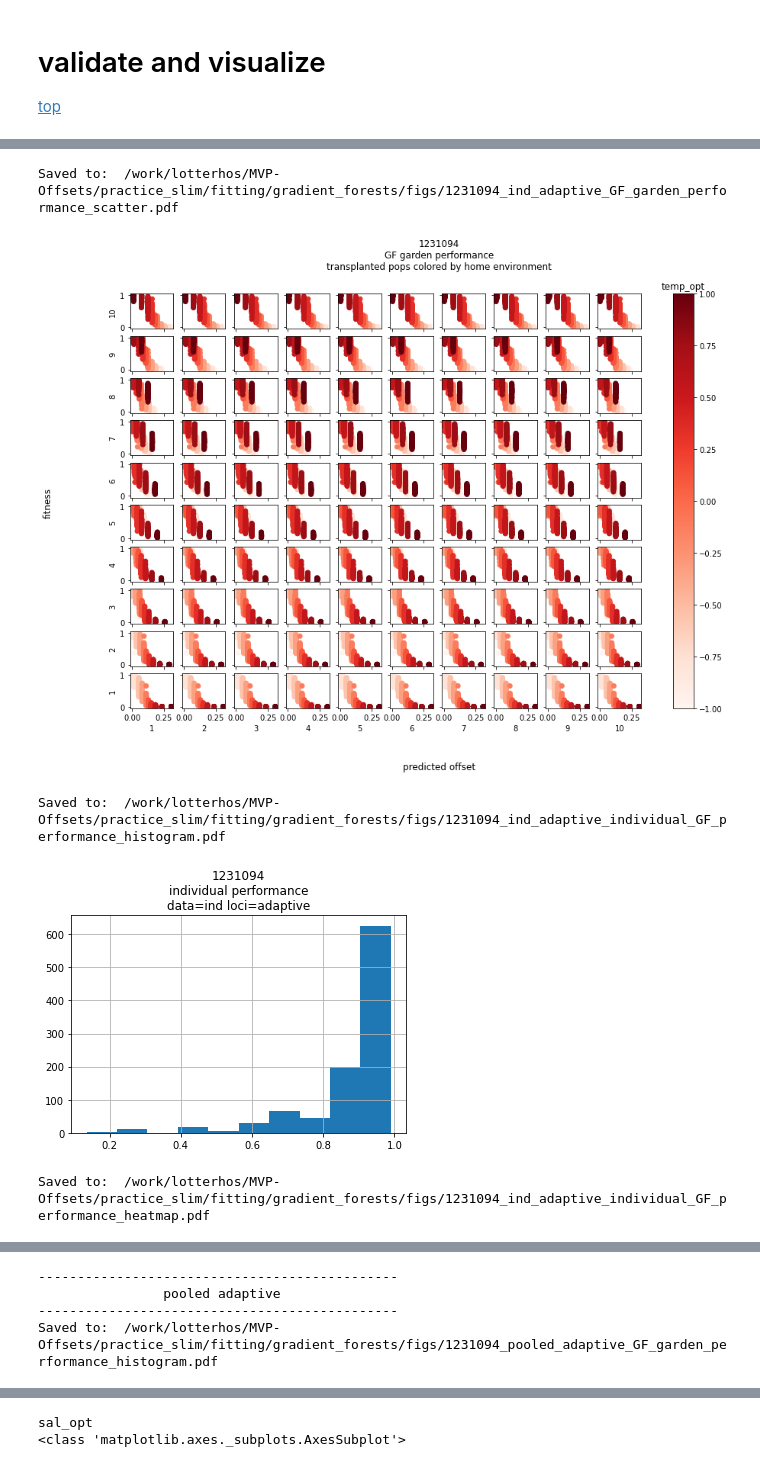
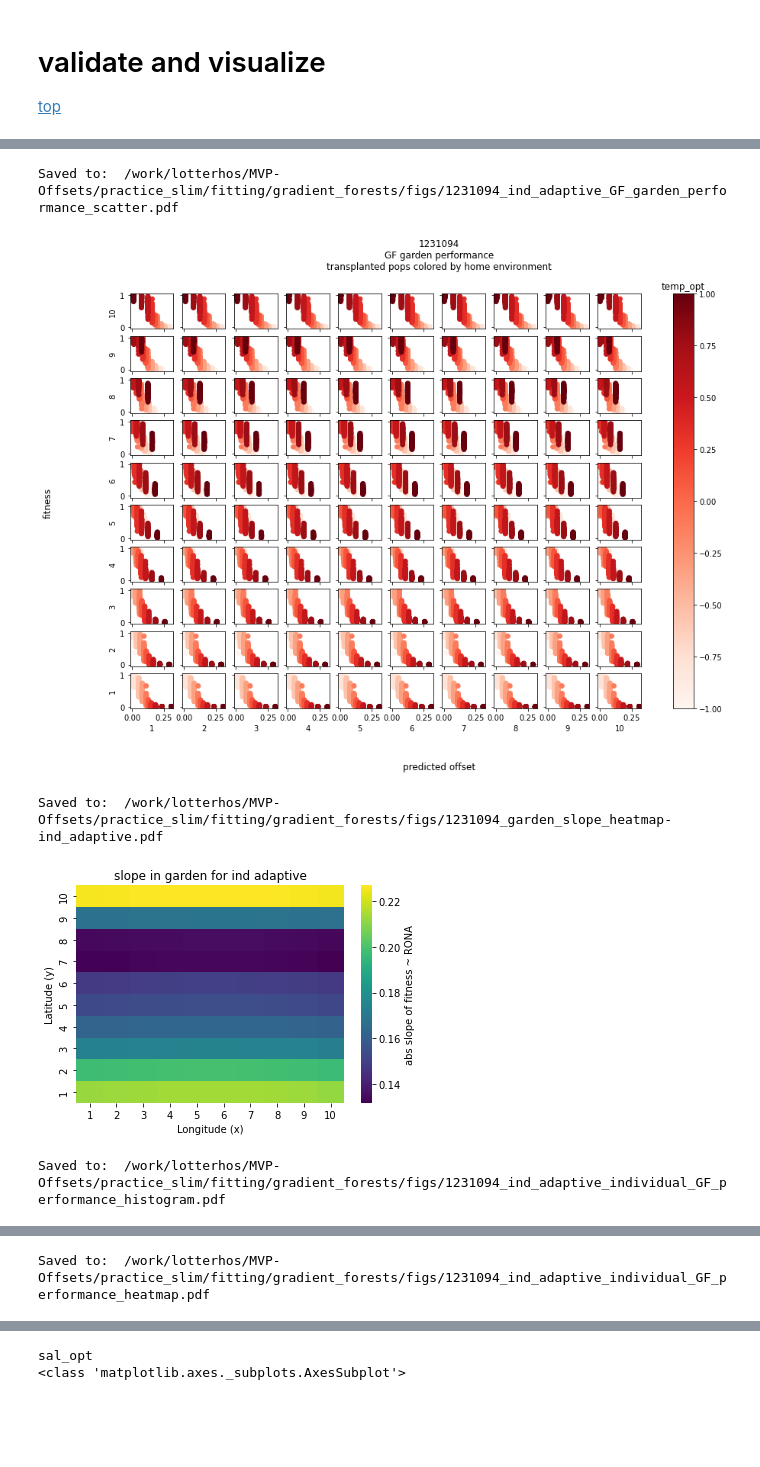
Before and after one commit to DrK-Lo/MVP-offsets, a Jupyter notebook: 00_explore_sims_output/03_validate_gradient_forests.ipynb, the cells around one changed output, grey strips where cells are left out. Saved outputs shown, nothing was run; the diff lists cells and outputs as text; code cells hidden in the pictures; blank space fills up the shorter version.

```diff
--- a/00_explore_sims_output/03_validate_gradient_forests.ipynb
+++ b/00_explore_sims_output/03_validate_gradient_forests.ipynb
@@ -474,6 +589,8 @@ for (ind_or_pooled, adaptive_or_not), offset in unwrap_dictionary(offset_dfs):
     garden_performance[ind_or_pooled][adaptive_or_not].hist()
     title = f'{seed}\ngarden performance\ndata={ind_or_pooled} loci={adaptive_or_not}'
     plt.title(title)
+    plt.ylabel('count')
+    plt.xlabel("Spearman's $\\rho^2$")
     save_pdf(
         op.join(fig_dir, f'{seed}_{ind_or_pooled}_{adaptive_or_not}_GF_garden_performance_histogram.pdf')
     )
@@ -488,6 +605,8 @@ for (ind_or_pooled, adaptive_or_not), offset in unwrap_dictionary(offset_dfs):
     # 2.4 calculate and plot slope of relationship between fitness ~ offset at each garden
     garden_performance_scatter(offset, fitness, ind_or_pooled, adaptive_or_not)
 
+    # 2.5 calculate the slope of the linear model between fitness ~ offset at each garden
+    garden_performance_slope_heatmap(offset, fitness, ind_or_pooled, adaptive_or_not)
 
 
     # 3 - SAMPLE-LEVEL PERFORMACE - how well performace was predicted for the sample across gardens
@@ -513,7 +632,7 @@ for (ind_or_pooled, adaptive_or_not), offset in unwrap_dictionary(offset_dfs):
                    performance='individual')
 
     # 3.4 calculate and plot slope of relationship between fitness ~ offset for each ind/pool across gardens
-    # I didn't think of a good way to visualize this for individual data
+    source_performance_slope_heatmap_and_boxplot(offset, fitness, ind_or_pooled, adaptive_or_not)
 # %% [output]
 ----------------------------------------------
                  ind adaptive
@@ -523,7 +642,7 @@ Saved to:  /work/lotterhos/MVP-Offsets/practice_slim/fitting/gradient_forests/fi
 Saved to:  /work/lotterhos/MVP-Offsets/practice_slim/fitting/gradient_forests/figs/1231094_ind_adaptive_garden_GF_performance_heatmap.pdf
 [figure]
 Saved to:  /work/lotterhos/MVP-Offsets/practice_slim/fitting/gradient_forests/figs/1231094_ind_adaptive_GF_garden_performance_scatter.pdf
 [figure]
-Saved to:  /work/lotterhos/MVP-Offsets/practice_slim/fitting/gradient_forests/figs/1231094_ind_adaptive_individual_GF_performance_histogram.pdf
+Saved to:  /work/lotterhos/MVP-Offsets/practice_slim/fitting/gradient_forests/figs/1231094_garden_slope_heatmap-ind_adaptive.pdf
-[figure, old version]
+[figure, new version]
-Saved to:  /work/lotterhos/MVP-Offsets/practice_slim/fitting/gradient_forests/figs/1231094_ind_adaptive_individual_GF_performance_heatmap.pdf
+Saved to:  /work/lotterhos/MVP-Offsets/practice_slim/fitting/gradient_forests/figs/1231094_ind_adaptive_individual_GF_performance_histogram.pdf
@@ -531,4 +650 @@ Saved to:  /work/lotterhos/MVP-Offsets/practice_slim/fitting/gradient_forests/fi
-----------------------------------------------
-                pooled adaptive
-----------------------------------------------
-Saved to:  /work/lotterhos/MVP-Offsets/practice_slim/fitting/gradient_forests/figs/1231094_pooled_adaptive_GF_garden_performance_histogram.pdf
+Saved to:  /work/lotterhos/MVP-Offsets/practice_slim/fitting/gradient_forests/figs/1231094_ind_adaptive_individual_GF_performance_heatmap.pdf
```
Also changed, not shown: parts of 9 cells of this notebook, 3 other files.
